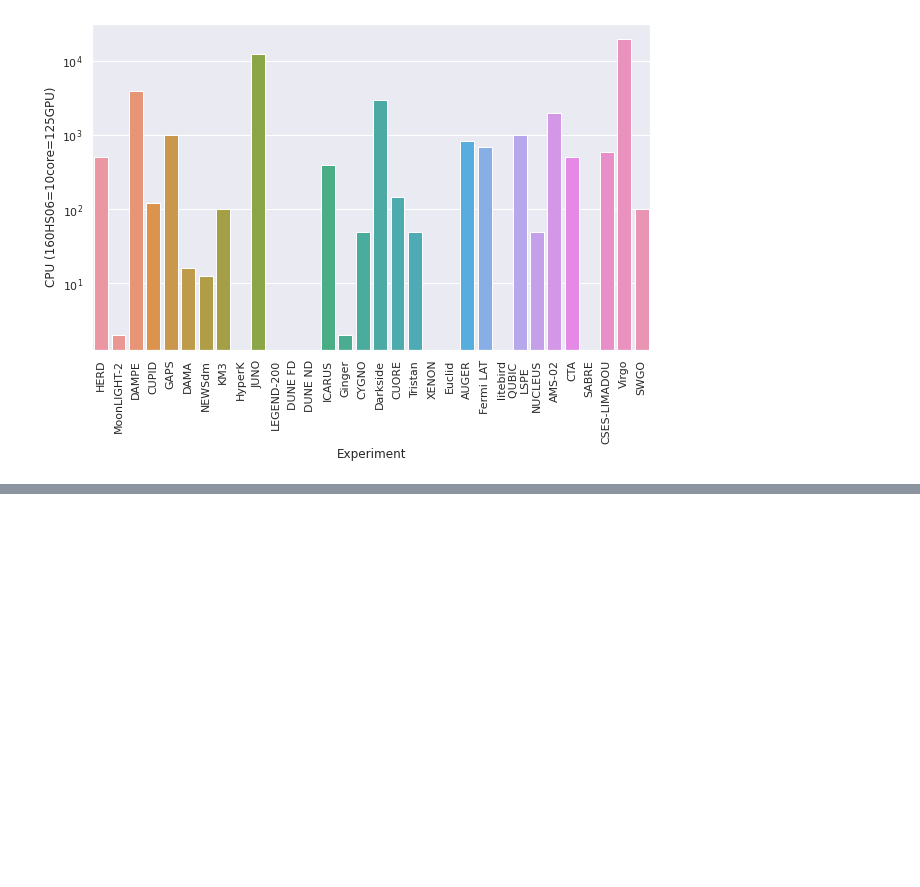
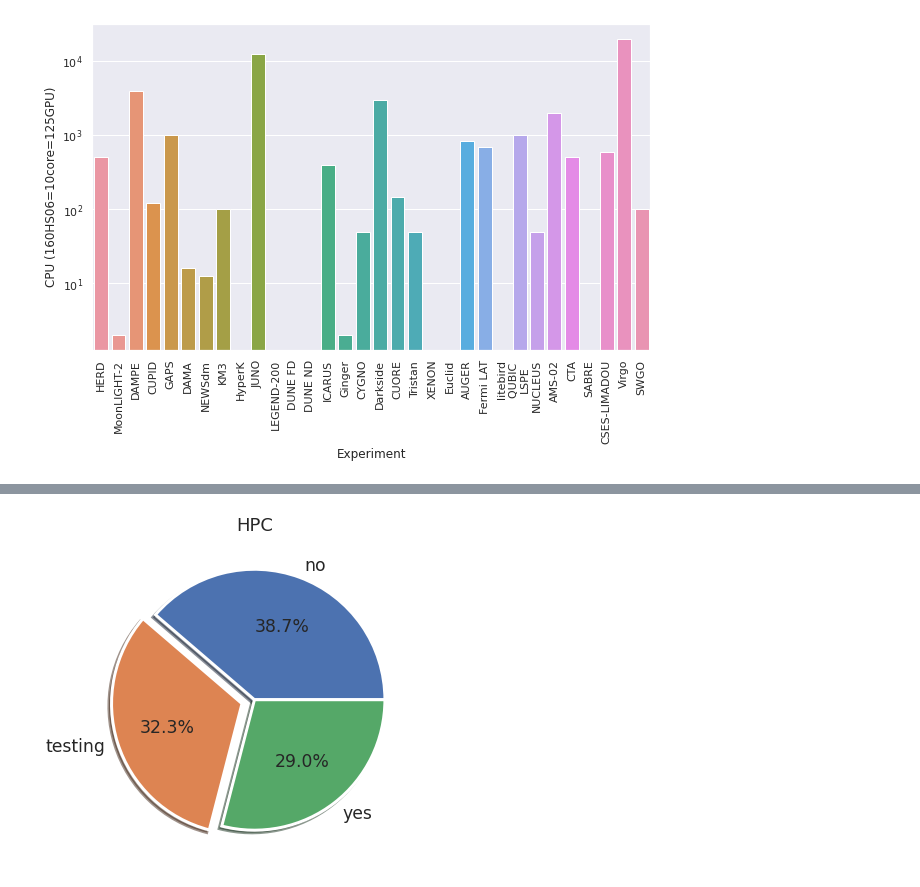
Before and after one commit to gmazzitelli/GSN2, a Jupyter notebook: rateVsSizeAP.ipynb, the cells around one changed output, grey strips where cells are left out. Saved outputs shown, nothing was run; the diff lists cells and outputs as text; code cells hidden in the pictures; blank space fills up the shorter version.

```diff
--- a/rateVsSizeAP.ipynb
+++ b/rateVsSizeAP.ipynb
@@ -194,0 +192,13 @@ plt.show()
+# %%
+fig, ax = plt.subplots(figsize=(6,6))
+colors = ["g", "w", "k"]
+explode = [0, 0.1, 0]
+labels = ["no", "testing", "yes"]
+elements = len(pd["HPC"])
+ax.pie(x=pd.value_counts(pd["HPC"]), labels=labels, autopct='%.1f%%', shadow=True, explode=explode,
+       wedgeprops={'linewidth': 3.0, 'edgecolor': 'white'},
+    textprops={'size': 'x-large'})
+ax.set_title('HPC', fontsize=18)
+plt.show()
+# %% [output]
+[figure, added]
```
Also changed, not shown: parts of 6 cells of this notebook.
